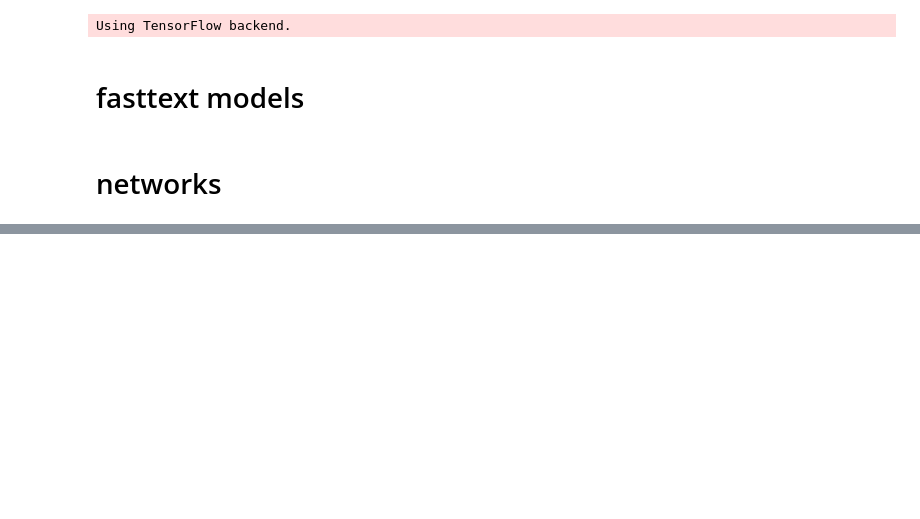
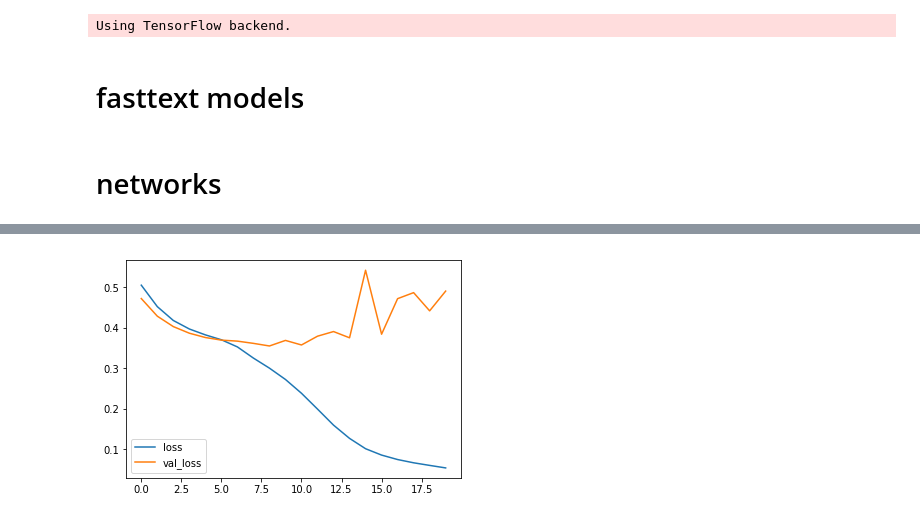
Before and after one commit to toly/aisthack, a Jupyter notebook: notebooks/04_check_many_fasttext_size.ipynb, the cells around one changed output, grey strips where cells are left out. Cells and saved outputs as stored; diff of their text form; code cells hidden in the pictures; blank space fills up the shorter version.

```diff
--- a/notebooks/04_check_many_fasttext_size.ipynb
+++ b/notebooks/04_check_many_fasttext_size.ipynb
@@ -247,0 +268,18 @@ Wall time: 4.77 µs
+# %%
+%%time
+
+np.random.seed(0)
+
+model = build_nn(sender_size=128, chat_size=4, STEPS=32, lr=0.0001, fasttext_size=160)
+X1, Y1, val1 = build_dataset(samples=5, steps=32, vectors=np.concatenate([vectors100, vectors60], axis=1))
+model.fit(X1, Y1, validation_data=val1, epochs=20, verbose=0)
+
+plt.plot(model.history.history['loss'], label='loss')
+plt.plot(model.history.history['val_loss'], label='val_loss')
+plt.legend()
+plt.show()
+
+y_pred = model.predict(val1[0])
+roc_auc_score(val1[1], y_pred)
+# %% [output]
+[figure, added]
```
Also changed, not shown: parts of 5 cells of this notebook, 1 other file.
